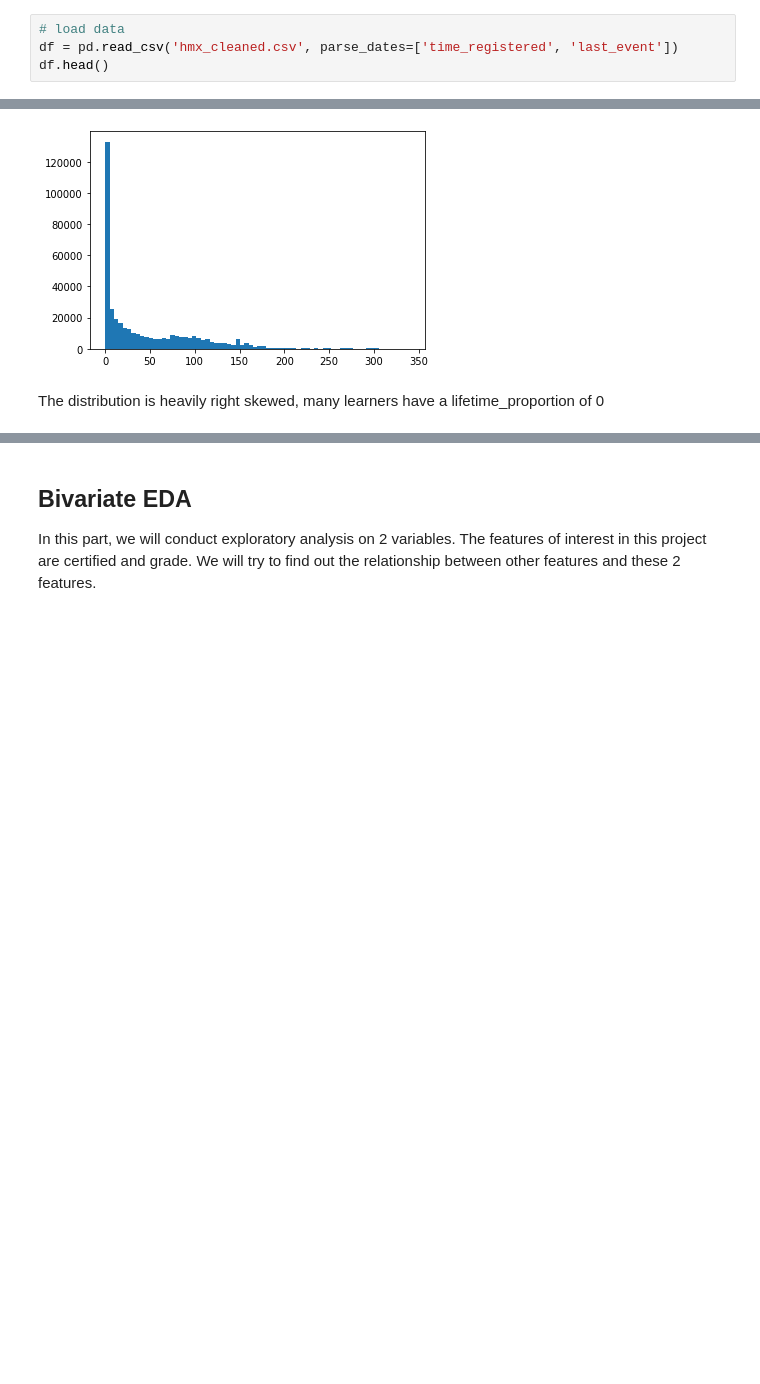
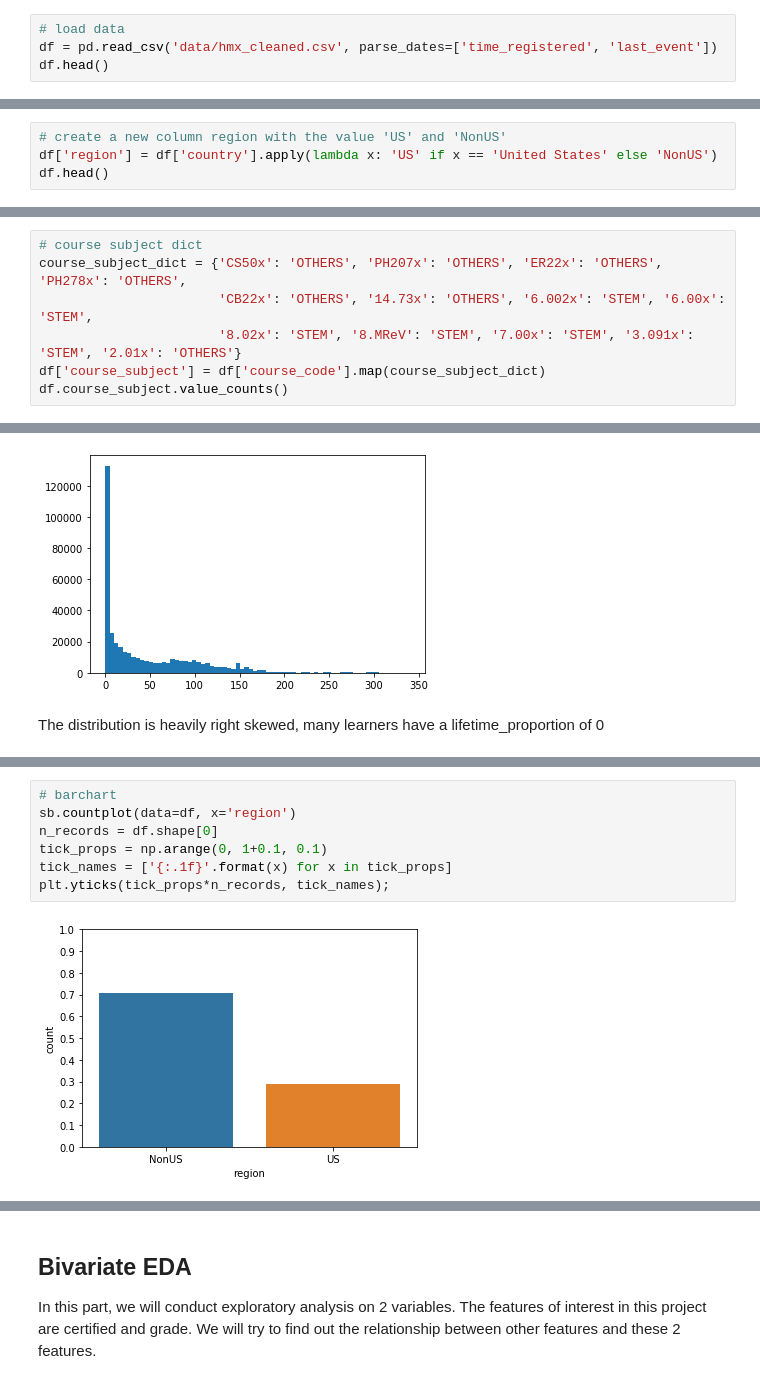
Before and after one commit to RayWongGit/HarvardX_MITx_Person_Course_Dataset_Exploration, a Jupyter notebook: HarvardX_MITx_Person_Course_Dataset_EDA_Registered.ipynb, the cells around one changed output, grey strips where cells are left out. Drawn from its saved outputs; the diff is of its cells as text; blank space fills up the shorter version.

Commit message:
created region and course_subject variables

```diff
--- a/HarvardX_MITx_Person_Course_Dataset_EDA_Registered.ipynb
+++ b/HarvardX_MITx_Person_Course_Dataset_EDA_Registered.ipynb
@@ -18,7 +18,7 @@ from scipy.stats import binom_test
 %matplotlib inline
 # %%
 # load data
-df = pd.read_csv('hmx_cleaned.csv', parse_dates=['time_registered', 'last_event'])
+df = pd.read_csv('data/hmx_cleaned.csv', parse_dates=['time_registered', 'last_event'])
 df.head()
 # %% [output]
 |  | course_id | user_id | viewed | explored | certified | country | education | YoB | gender | grade | ... |
@@ -198,0 +202,4 @@ US has the largest number of registrants, around 30% registrants are from US. In
+# %%
+# create a new column region with the value 'US' and 'NonUS'
+df['region'] = df['country'].apply(lambda x: 'US' if x == 'United States' else 'NonUS')
+df.head()
@@ -512,0 +551,7 @@ df.course_id.nunique() - df.course_code.nunique()
+# %%
+# course subject dict
+course_subject_dict = {'CS50x': 'OTHERS', 'PH207x': 'OTHERS', 'ER22x': 'OTHERS', 'PH278x': 'OTHERS',
+                       'CB22x': 'OTHERS', '14.73x': 'OTHERS', '6.002x': 'STEM', '6.00x': 'STEM',
+                       '8.02x': 'STEM', '8.MReV': 'STEM', '7.00x': 'STEM', '3.091x': 'STEM', '2.01x': 'OTHERS'}
+df['course_subject'] = df['course_code'].map(course_subject_dict)
+df.course_subject.value_counts()
@@ -691,0 +759,9 @@ The distribution is heavily right skewed, many learners have a lifetime_proporti
+# %%
+# barchart
+sb.countplot(data=df, x='region')
+n_records = df.shape[0]
+tick_props = np.arange(0, 1+0.1, 0.1)
+tick_names = ['{:.1f}'.format(x) for x in tick_props]
+plt.yticks(tick_props*n_records, tick_names);
+# %% [output]
+[figure, added]
```
Also changed, not shown: parts of 56 cells of this notebook, 2 other files.
